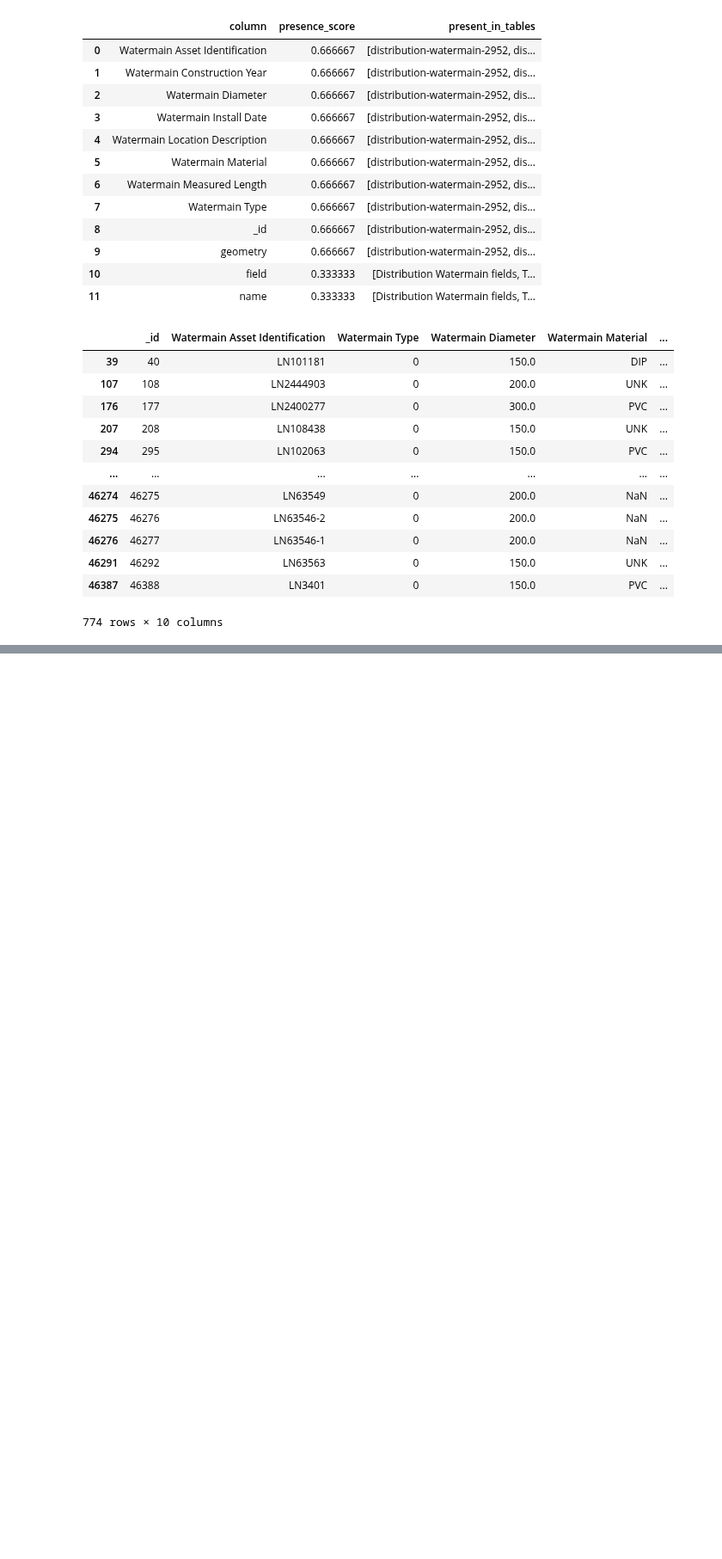
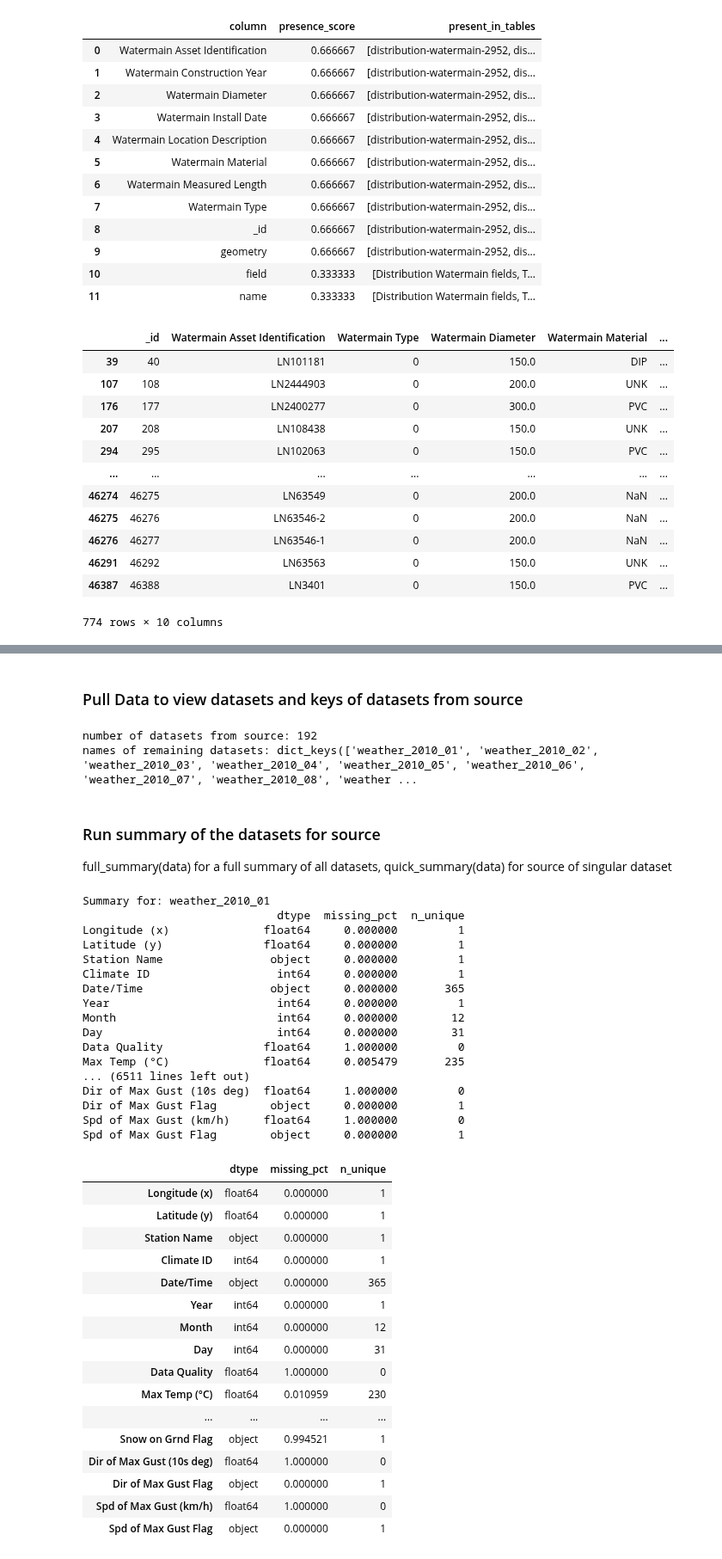
Before and after one commit to kmefu94/Water-Infrastructure-Risk-Toronto, a Jupyter notebook: reports/Data_Inventory.ipynb, the cells around one changed output, grey strips where cells are left out. Shown at 86% size. Saved outputs shown, nothing was run; the diff lists cells and outputs as text; code cells hidden in the pictures; blank space fills up the shorter version.

```diff
--- a/reports/Data_Inventory.ipynb
+++ b/reports/Data_Inventory.ipynb
@@ -1151,0 +1372,50 @@ summaryd[summaryd['Watermain Install Date'].isnull()]
+# %% [markdown]
+### Pull Data to view datasets and keys of datasets from source
+# %%
+weather = (pull_data(source))
+print(f"number of datasets from source: {len(weather)}")
+print(f"names of remaining datasets: {weather.keys()}")
+# %% [output]
+number of datasets from source: 192
+names of remaining datasets: dict_keys(['weather_2010_01', 'weather_2010_02', 'weather_2010_03', 'weather_2010_04', 'weather_2010_05', 'weather_2010_06', 'weather_2010_07', 'weather_2010_08', 'weather ...
+# %% [markdown]
+### Run summary of the datasets for source
+
+full_summary(data) for a full summary of all datasets, quick_summary(data) for source of singular dataset
+# %%
+full_summary(weather)
+# %% [output]
+Summary for: weather_2010_01
+                             dtype  missing_pct  n_unique
+Longitude (x)              float64     0.000000         1
+Latitude (y)               float64     0.000000         1
+Station Name                object     0.000000         1
+Climate ID                   int64     0.000000         1
+Date/Time                   object     0.000000       365
+Year                         int64     0.000000         1
+Month                        int64     0.000000        12
+Day                          int64     0.000000        31
+Data Quality               float64     1.000000         0
+Max Temp (°C)              float64     0.005479       235
+... (6511 lines left out)
+Dir of Max Gust (10s deg)  float64     1.000000         0
+Dir of Max Gust Flag        object     0.000000         1
+Spd of Max Gust (km/h)     float64     1.000000         0
+Spd of Max Gust Flag        object     0.000000         1
+|  | dtype | missing_pct | n_unique |
+| Longitude (x) | float64 | 0.000000 | 1 |
+| Latitude (y) | float64 | 0.000000 | 1 |
+| Station Name | object | 0.000000 | 1 |
+| Climate ID | int64 | 0.000000 | 1 |
+| Date/Time | object | 0.000000 | 365 |
+| Year | int64 | 0.000000 | 1 |
+| Month | int64 | 0.000000 | 12 |
+| Day | int64 | 0.000000 | 31 |
+| Data Quality | float64 | 1.000000 | 0 |
+| Max Temp (°C) | float64 | 0.010959 | 230 |
+| ... | ... | ... | ... |
+| Snow on Grnd Flag | object | 0.994521 | 1 |
+| Dir of Max Gust (10s deg) | float64 | 1.000000 | 0 |
+| Dir of Max Gust Flag | object | 0.000000 | 1 |
+| Spd of Max Gust (km/h) | float64 | 1.000000 | 0 |
+| Spd of Max Gust Flag | object | 0.000000 | 1 |
```
Also changed, not shown: parts of 33 cells of this notebook, 12 other files.
